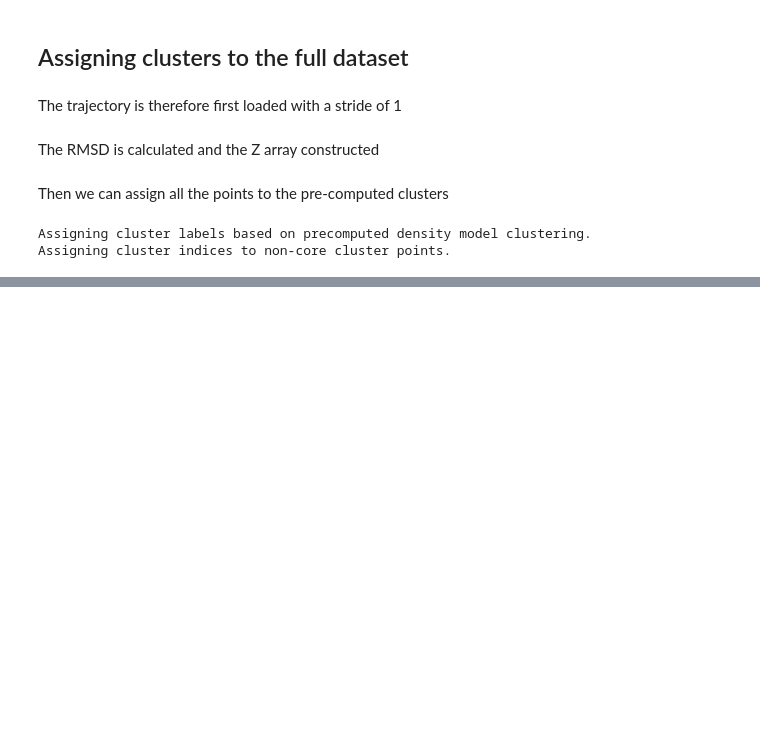
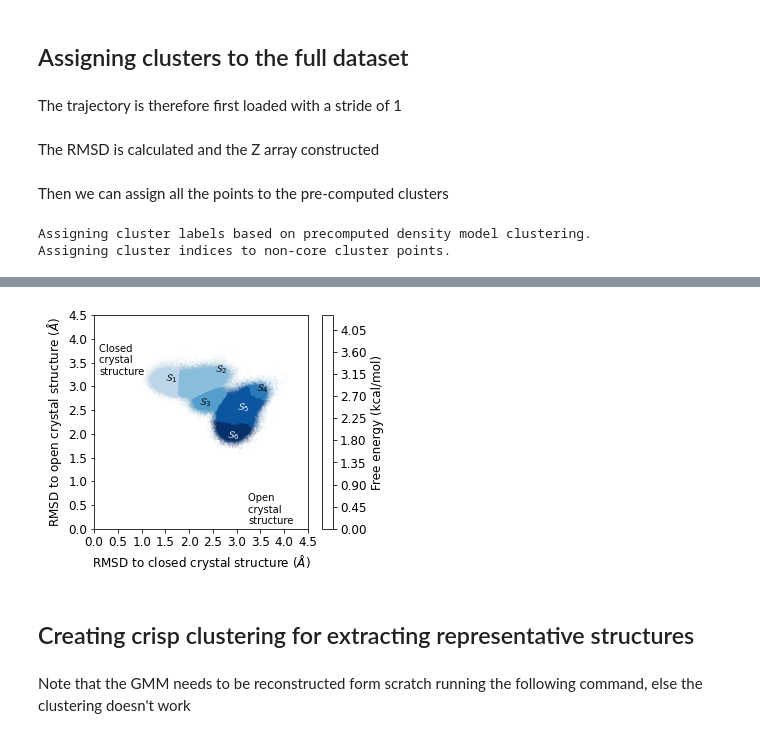
Before and after one commit to eric-jm-lang/10-ALKEIG, a Jupyter notebook: 12-Analysis_4/11-InfleCS_clustering_3/2-RMSD_clustering_without_IPA.ipynb, the cells around one changed output, grey strips where cells are left out. Saved outputs shown, nothing was run; the diff lists cells and outputs as text; code cells hidden in the pictures; blank space fills up the shorter version.

```diff
--- a/12-Analysis_4/11-InfleCS_clustering_3/2-RMSD_clustering_without_IPA.ipynb
+++ b/12-Analysis_4/11-InfleCS_clustering_3/2-RMSD_clustering_without_IPA.ipynb
@@ -318,0 +421,33 @@ NameError: name 'fec' is not defined
+# %%
+fec_all.labels_ = np.copy(labels_all)
+
+## the cluster centers are frame indexes so they are not valid here
+# fec_all.cluster_centers_ = np.copy(cluster_centers)
+# %%
+fec_all.pathways_ = None
+fig, ax = plt.subplots()
+fec_all.visualize(fontsize=12, savefig=False, xlabel=r'RMSD to closed crystal structure ($\AA$)',
+              ylabel=r'RMSD to open crystal structure ($\AA$)', zlabel='z', title=None,
+              vmax=4.25, colormap='nipy_spectral', lim=0.1, n_contour_levels=100, show_data=True,
+              figsize= [5, 5], transition_point_size=0, core_point_size=0.005, core_point_edgecolor=None,
+              colormap2=my_cmap,clust_point_edgecolor=None, clust_point_facecolor=None,
+              clust_point_size=0, clust_point_linewidth=0, clust_point_marker='.',legend=None,
+              extend='neither', rmsd_point_size=0, rmsd_point_fontsize=10, dx=1,
+              core_point_alpha=0.8, transition_point_alpha=0.0, surface_alpha=0.0,
+              filename='./plots/1-With_IPA/2-Cluster_map_with_IPA_dt1', ax=ax,core_point_marker='.')
+
+
+ax.text(1.5,3.1,r'$\mathcal{S}_1$',c='k')
+ax.text(2.55,3.3,r'$\mathcal{S}_2$',c='k')
+ax.text(2.2,2.6,r'$\mathcal{S}_3$',c='k')
+ax.text(3.4,2.9,r'$\mathcal{S}_4$',c='k')
+ax.text(3.,2.5,r'$\mathcal{S}_5$',c='w' )
+ax.text(2.8,1.9,r'$\mathcal{S}_6$',c='w' )
+
+fig.savefig('./plots/2-Without_IPA/2-Cluster_map_with_IPA_dt1.png', dpi=600)
+# %% [output]
+[figure, added]
+# %% [markdown]
+## Creating crisp clustering for extracting representative structures
+# %% [markdown]
+Note that the GMM needs to be reconstructed form scratch running the following command, else the clustering doesn't work
```
Also changed, not shown: parts of 39 cells of this notebook, 18 other files.
